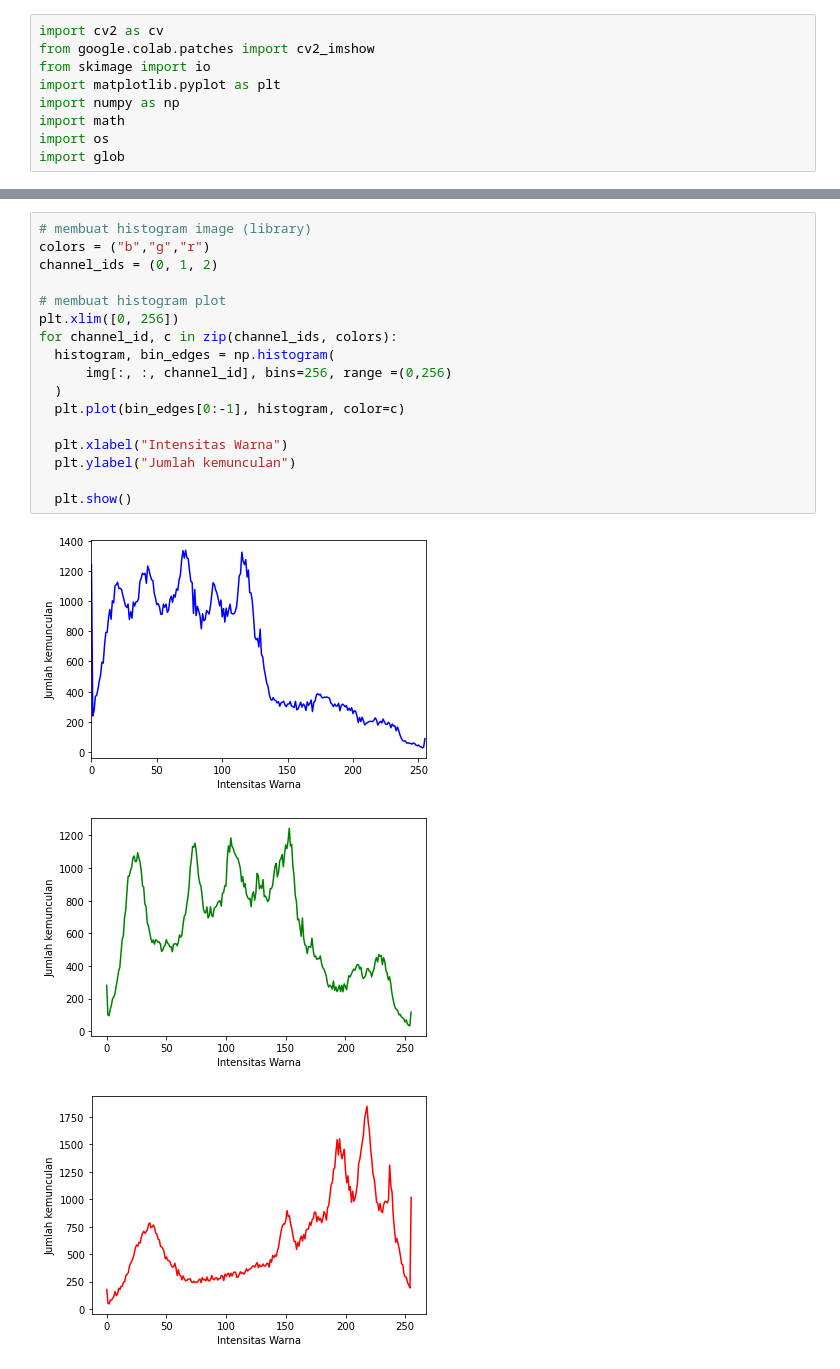
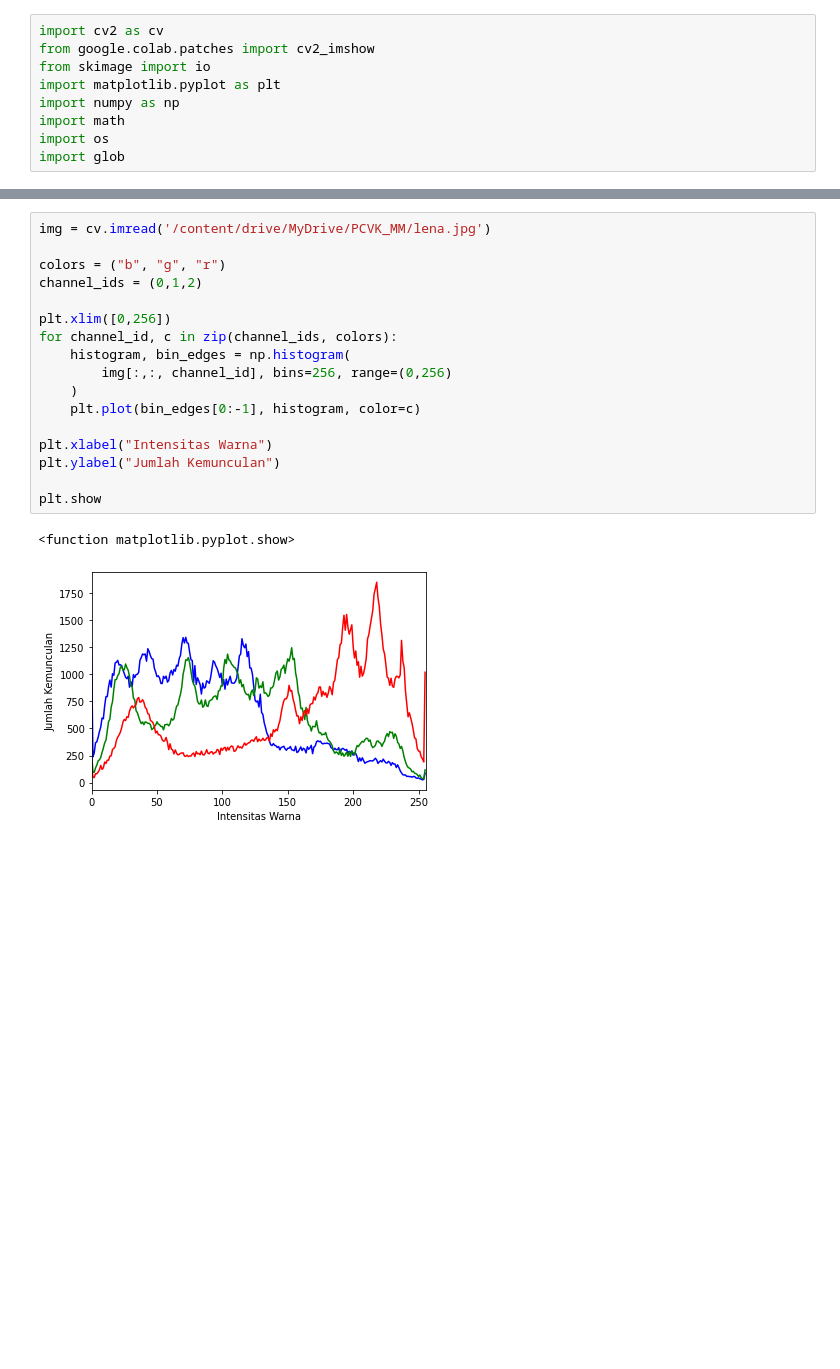
Before and after one commit to LexyFadillahN/PCVK_Genap_2021, a Jupyter notebook: Week6.ipynb, the cells around one changed output, grey strips where cells are left out. Drawn from its saved outputs; the diff is of its cells as text; blank space fills up the shorter version.

```diff
--- a/Week6.ipynb
+++ b/Week6.ipynb
@@ -41,22 +45,21 @@ axs[2].bar(names, blue, color='blue')
 # %%
-# membuat histogram image (library)
-colors = ("b","g","r")
-channel_ids = (0, 1, 2)
+img = cv.imread('/content/drive/MyDrive/PCVK_MM/lena.jpg')
 
-# membuat histogram plot
-plt.xlim([0, 256])
+colors = ("b", "g", "r")
+channel_ids = (0,1,2)
+
+plt.xlim([0,256])
 for channel_id, c in zip(channel_ids, colors):
-  histogram, bin_edges = np.histogram(
-      img[:, :, channel_id], bins=256, range =(0,256)
-  )
-  plt.plot(bin_edges[0:-1], histogram, color=c)
+    histogram, bin_edges = np.histogram(
+        img[:,:, channel_id], bins=256, range=(0,256)
+    )
+    plt.plot(bin_edges[0:-1], histogram, color=c)
 
-  plt.xlabel("Intensitas Warna")
-  plt.ylabel("Jumlah kemunculan")
+plt.xlabel("Intensitas Warna")
+plt.ylabel("Jumlah Kemunculan")
 
-  plt.show()
+plt.show
 # %% [output]
+<function matplotlib.pyplot.show>
-[figure, old version]
+[figure, new version]
-[figure, removed]
-[figure, removed]
 # %%
```
Also changed, not shown: parts of 4 cells of this notebook.
